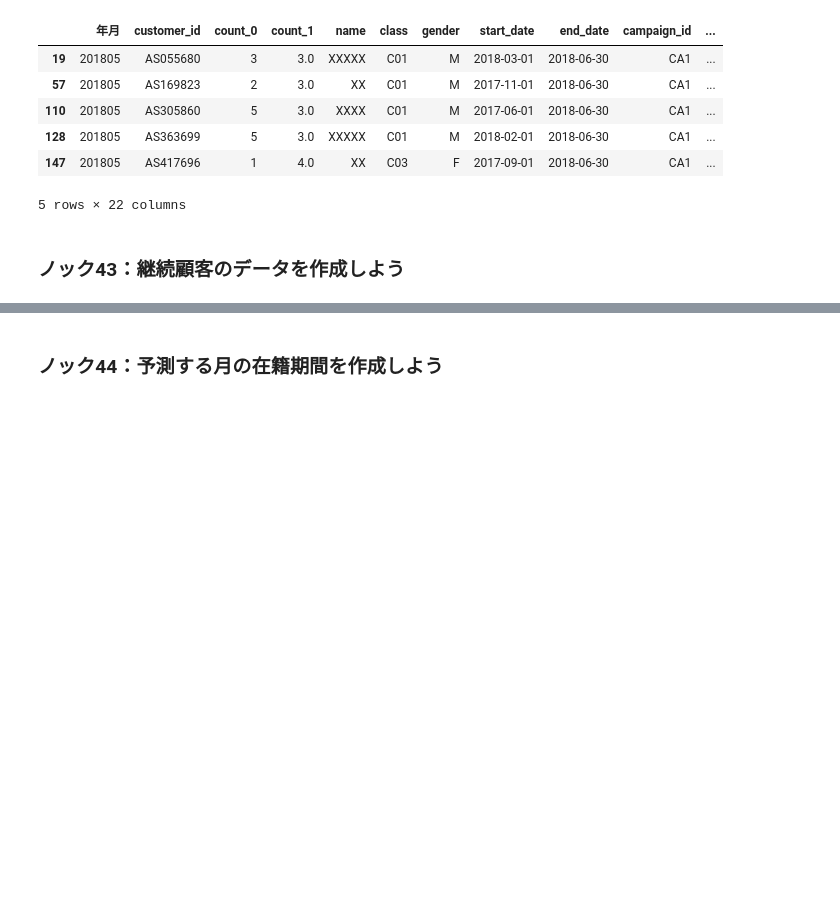
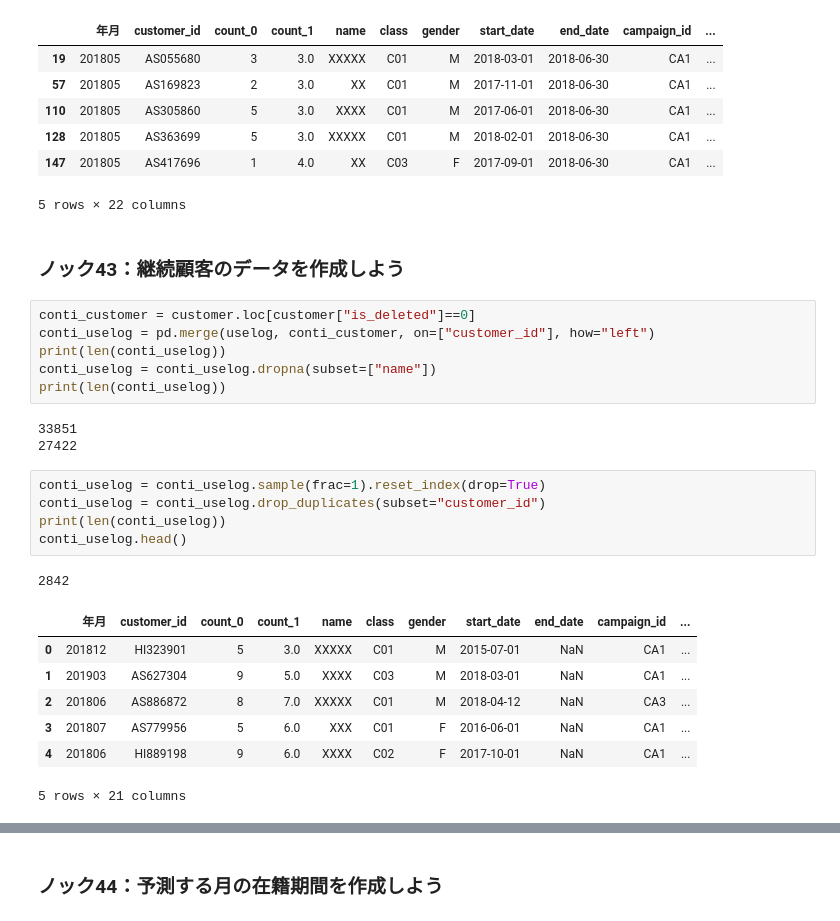
Before and after one commit to winuim/python-practical-data-analysis-100, a Jupyter notebook: Chapter-5/chapter-5.ipynb, the cells around one changed output, grey strips where cells are left out. Cells and saved outputs as stored; diff of their text form; blank space fills up the shorter version.

```diff
--- a/Chapter-5/chapter-5.ipynb
+++ b/Chapter-5/chapter-5.ipynb
@@ -111,3 +111,26 @@ exit_uselog.head()
 5 rows × 22 columns
 # %% [markdown]
 ### ノック43：継続顧客のデータを作成しよう
+# %%
+conti_customer = customer.loc[customer["is_deleted"]==0]
+conti_uselog = pd.merge(uselog, conti_customer, on=["customer_id"], how="left")
+print(len(conti_uselog))
+conti_uselog = conti_uselog.dropna(subset=["name"])
+print(len(conti_uselog))
+# %% [output]
+33851
+27422
+# %%
+conti_uselog = conti_uselog.sample(frac=1).reset_index(drop=True)
+conti_uselog = conti_uselog.drop_duplicates(subset="customer_id")
+print(len(conti_uselog))
+conti_uselog.head()
+# %% [output]
+2842
+|  | 年月 | customer_id | count_0 | count_1 | name | class | gender | start_date | end_date | campaign_id | ... |
+| 0 | 201812 | HI323901 | 5 | 3.0 | XXXXX | C01 | M | 2015-07-01 | NaN | CA1 | ... |
+| 1 | 201903 | AS627304 | 9 | 5.0 | XXXX | C03 | M | 2018-03-01 | NaN | CA1 | ... |
+| 2 | 201806 | AS886872 | 8 | 7.0 | XXXXX | C01 | M | 2018-04-12 | NaN | CA3 | ... |
+| 3 | 201807 | AS779956 | 5 | 6.0 | XXX | C01 | F | 2016-06-01 | NaN | CA1 | ... |
+| 4 | 201806 | HI889198 | 9 | 6.0 | XXXX | C02 | F | 2017-10-01 | NaN | CA1 | ... |
+5 rows × 21 columns
```
Also changed, not shown: parts of 16 cells of this notebook.
